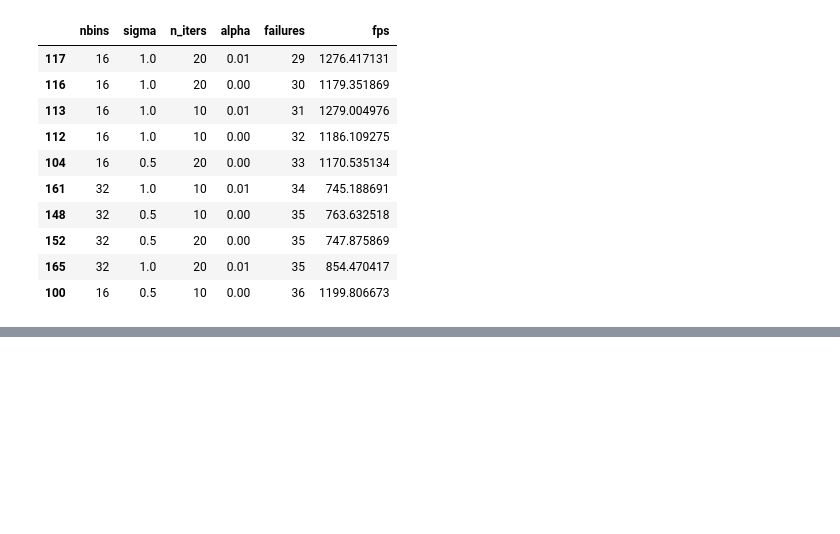
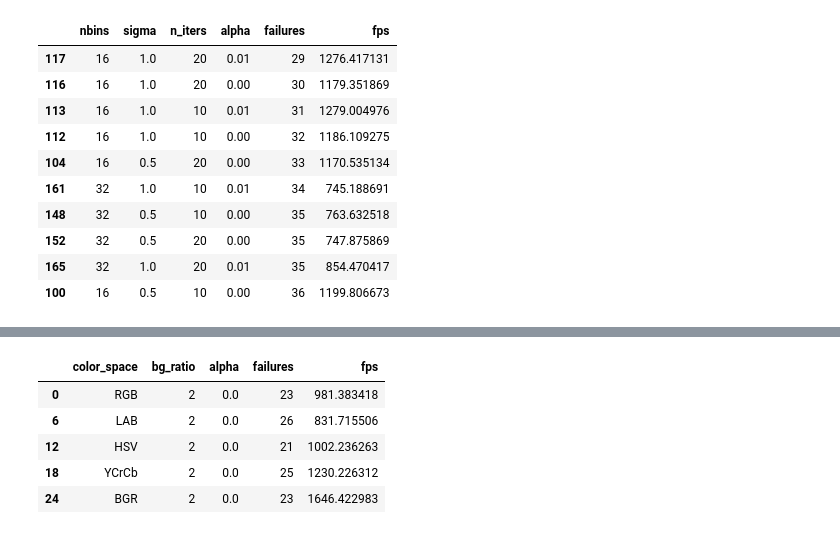
Before and after one commit to markoMedved/Advanced-methods-in-computer-vision-assignments, a Jupyter notebook: Mean-Shift-tracking/report_plots.ipynb, the cells around one changed output, grey strips where cells are left out. Cells and saved outputs as stored; diff of their text form; code cells hidden in the pictures; blank space fills up the shorter version.

```diff
--- a/Mean-Shift-tracking/report_plots.ipynb
+++ b/Mean-Shift-tracking/report_plots.ipynb
@@ -355,0 +328,5 @@ df
+# %%
+df = pd.read_csv("parameter_tuning2.csv")
+# Agregate by the bg_ration and alpha
+df_alpha = df.groupby(["alpha"]).agg({"failures": "mean", "fps":"mean"})
+df_alpha
@@ -355,0 +347,9 @@ df
+# %%
+df[(df["bg_ratio"] == 2) & (df["alpha"] == 0) ]
+# %% [output]
+|  | color_space | bg_ratio | alpha | failures | fps |
+| 0 | RGB | 2 | 0.0 | 23 | 981.383418 |
+| 6 | LAB | 2 | 0.0 | 26 | 831.715506 |
+| 12 | HSV | 2 | 0.0 | 21 | 1002.236263 |
+| 18 | YCrCb | 2 | 0.0 | 25 | 1230.226312 |
+| 24 | BGR | 2 | 0.0 | 23 | 1646.422983 |
```
Also changed, not shown: parts of 10 cells of this notebook, 13 other files.
